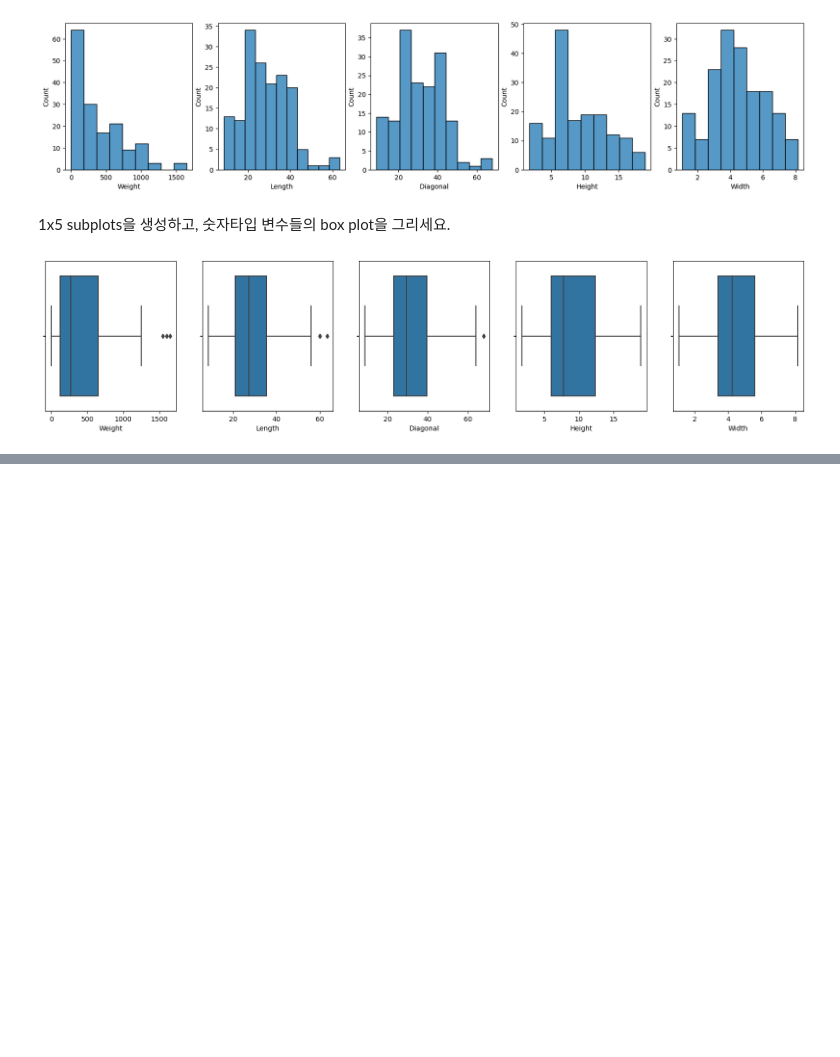
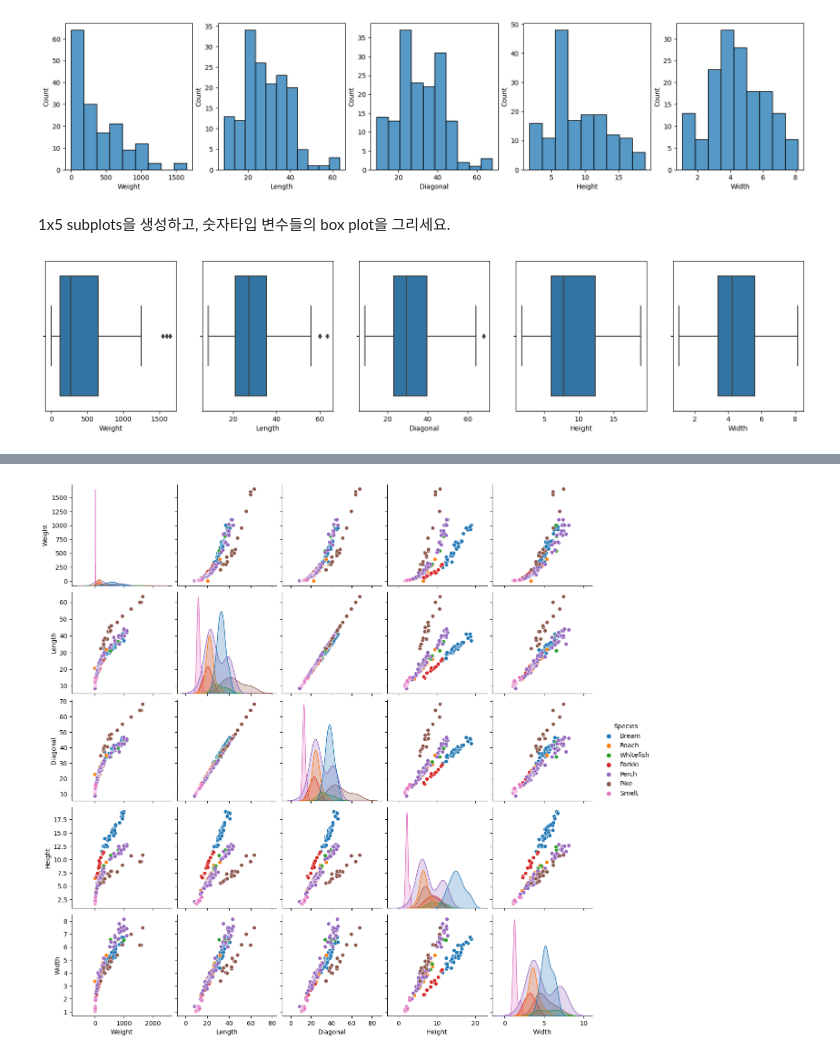
Before and after one commit to kiminhonawa/python, a Jupyter notebook: ml02_knn.ipynb, the cells around one changed output, grey strips where cells are left out. Drawn from its saved outputs; the diff is of its cells as text; code cells hidden in the pictures; blank space fills up the shorter version.

```diff
--- a/ml02_knn.ipynb
+++ b/ml02_knn.ipynb
@@ -124,0 +141,5 @@ plt.show()
+# %%
+sns.pairplot(data=fish_df, hue='Species')
+plt.show()
+# %% [output]
+[figure, added]
```
Also changed, not shown: parts of 14 cells of this notebook.
